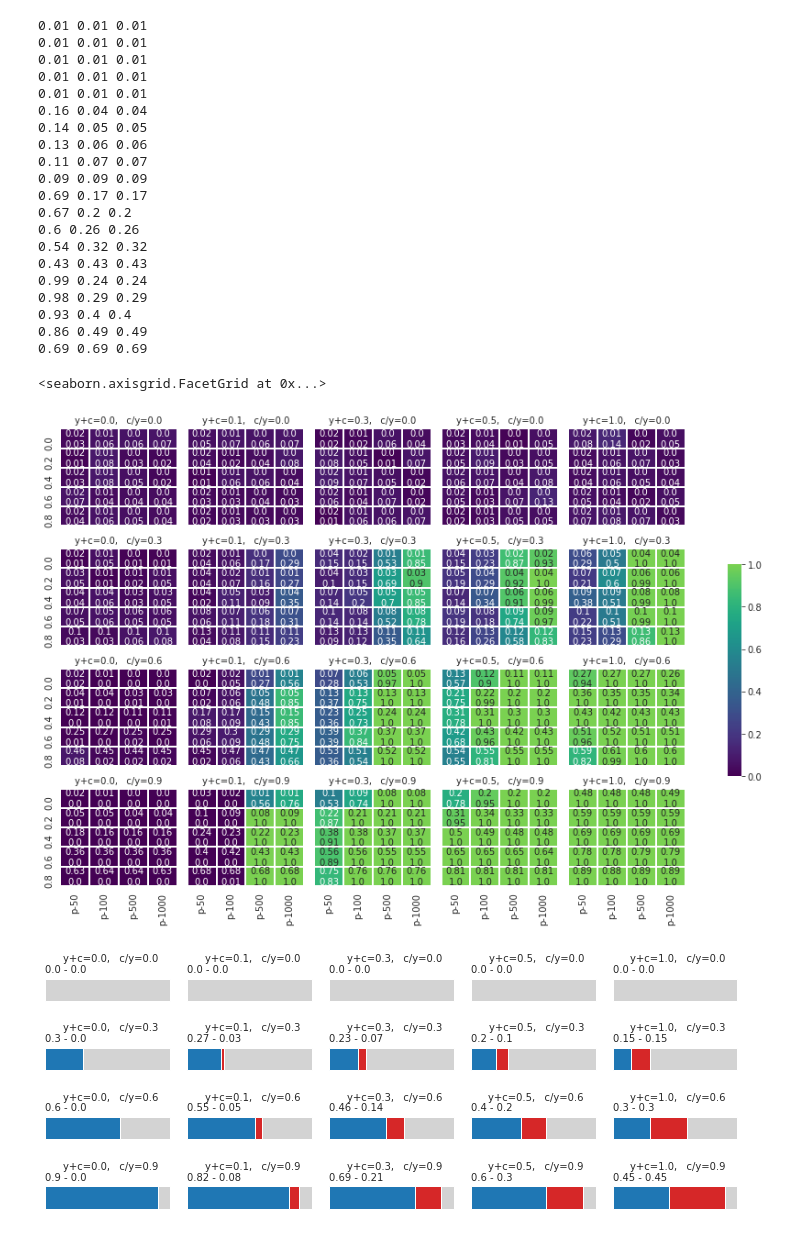
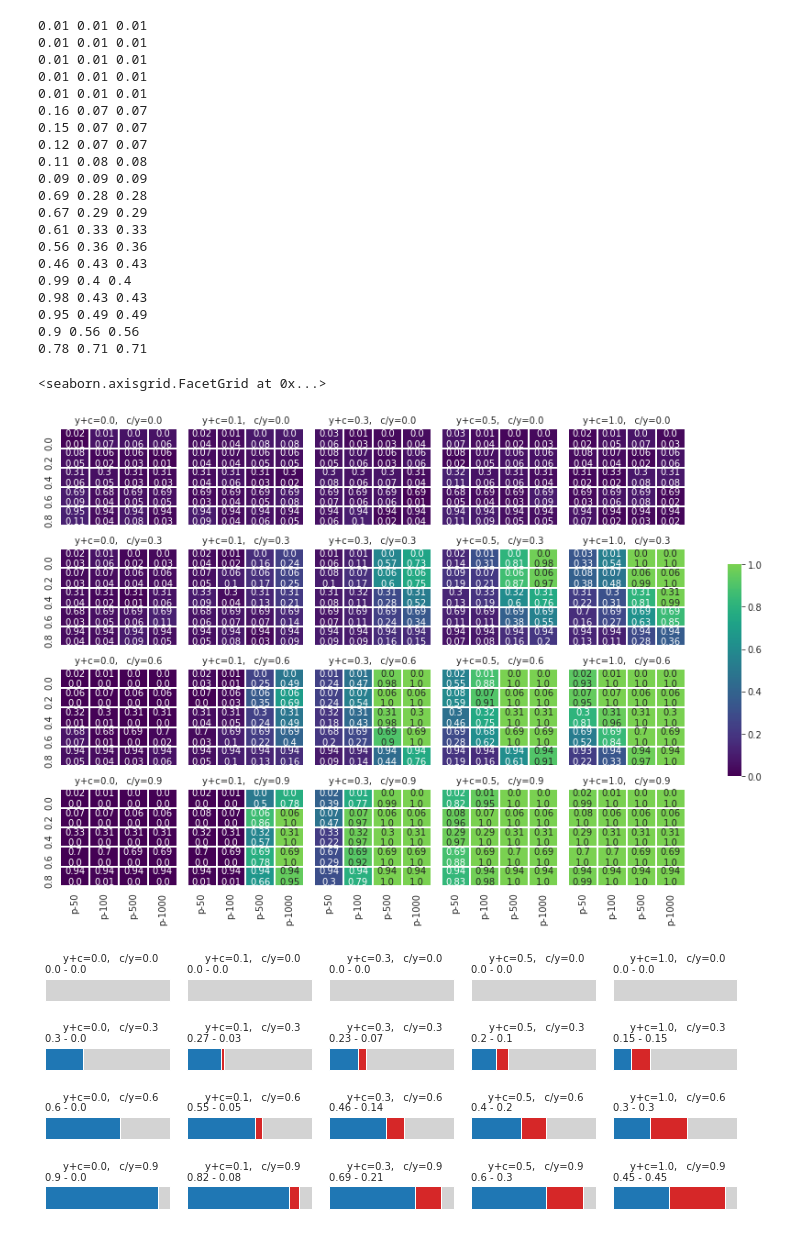
Before and after one commit to pni-lab/mlconfound, a Jupyter notebook: notebooks/plot_simulation_results_partial.ipynb, the cells around one changed output. Drawn from its saved outputs; the diff is of its cells as text; code cells hidden in the pictures.

```diff
--- a/notebooks/plot_simulation_results_partial.ipynb
+++ b/notebooks/plot_simulation_results_partial.ipynb
@@ -14,7 +14,7 @@ from mlconfound.simulate import sinh_arcsinh
 # %%
 alpha=0.05
 # %%
-df=pd.read_csv("../data_out/ccc_partial_normal_cat_c=False_cat_yyhat=False_delta_yc=1.0_delta_yhat=1.0_epsilon_yc=0.0_epsilon_yhat=0.0_mode='partial'_n_jobs=-1_out_file=None_out_prefix='ccc_partial_normal'_random_seed=4242.csv").iloc[:, 1:]
+df=pd.read_csv("../data_out/ccc_partial_normal_cat_c=False_cat_yyhat=False_delta_yc=1.0_delta_yhat=1.0_epsilon_yc=0.0_epsilon_yhat=0.0_mode='partial'_n_jobs=-1_nonlin_trf='identity'_out_file=None_out_prefix='ccc_partial_normal'_random_seed=4242.csv").iloc[:, 1:]
 df['y_ratio'] = df.yc_in_yhat / (df.c_to_y_ratio_in_yhat+1)
 df['c_ratio'] = df.yc_in_yhat * df.c_to_y_ratio_in_yhat / (df.c_to_y_ratio_in_yhat+1)
 df['noise_ratio'] = 1 - (df.y_ratio + df.c_ratio)
@@ -116,49 +116,49 @@ def positive_rate_heatmap(data, col_a, col_b, value, **kws):
 
     annot = np.round(r2_y_c, 2).astype(str).values + '\n' + np.round(pr, 2).astype(str).values
 
     print(np.round(np.mean(r2_y_yhat.values), 2),
           np.round(np.mean(r2_yhat_c.values), 2),
           np.round(np.mean(r2_yhat_c.values), 2))
 
     sns.heatmap(data.pivot_table(index=col_b, values=[value], columns=col_a, aggfunc=positive_rate),
                 linewidths=0.2,
                 vmin=0, vmax=1,
                 cmap=truncate_colormap(sns.color_palette("viridis", as_cmap=True), 0, 0.8),
                 annot=annot, #True,
                 fmt='',
                 #annot=True,
                 **kws)
 
 g=sns.FacetGrid(df, col='c_to_y_ratio_in_yhat', row='yc_in_yhat', height=2, aspect=1)
 cbar_ax = g.fig.add_axes([1.05, .3, .02, .4])  # <-- Create a colorbar axes
 
-g.map_dataframe(positive_rate_heatmap, col_a='n', col_b='cov_y_c', value='p', cbar_ax=cbar_ax,)
+g.map_dataframe(positive_rate_heatmap, col_a='n', col_b='y_in_c', value='p', cbar_ax=cbar_ax,)
 g.set_titles("y+c={col_name},   c/y={row_name}")
 
 #plt.savefig('../data_out/fig/sim_ccc_normal_all_heatmap.pdf')
 # %% [output]
 0.01 0.01 0.01
 0.01 0.01 0.01
 0.01 0.01 0.01
 0.01 0.01 0.01
 0.01 0.01 0.01
-0.16 0.04 0.04
-0.14 0.05 0.05
-0.13 0.06 0.06
-0.11 0.07 0.07
+0.16 0.07 0.07
+0.15 0.07 0.07
+0.12 0.07 0.07
+0.11 0.08 0.08
 0.09 0.09 0.09
-0.69 0.17 0.17
-0.67 0.2 0.2
-0.6 0.26 0.26
-0.54 0.32 0.32
-0.43 0.43 0.43
-0.99 0.24 0.24
-0.98 0.29 0.29
-0.93 0.4 0.4
-0.86 0.49 0.49
-0.69 0.69 0.69
+0.69 0.28 0.28
+0.67 0.29 0.29
+0.61 0.33 0.33
+0.56 0.36 0.36
+0.46 0.43 0.43
+0.99 0.4 0.4
+0.98 0.43 0.43
+0.95 0.49 0.49
+0.9 0.56 0.56
+0.78 0.71 0.71
 <seaborn.axisgrid.FacetGrid at 0x...>
-[figure, old version]
+[figure, new version]
 # %%
 def truncate_colormap(cmap, minval=0.0, maxval=1.0, n=100):
     '''
```
Also changed, not shown: parts of 8 cells of this notebook, 43 other files.
